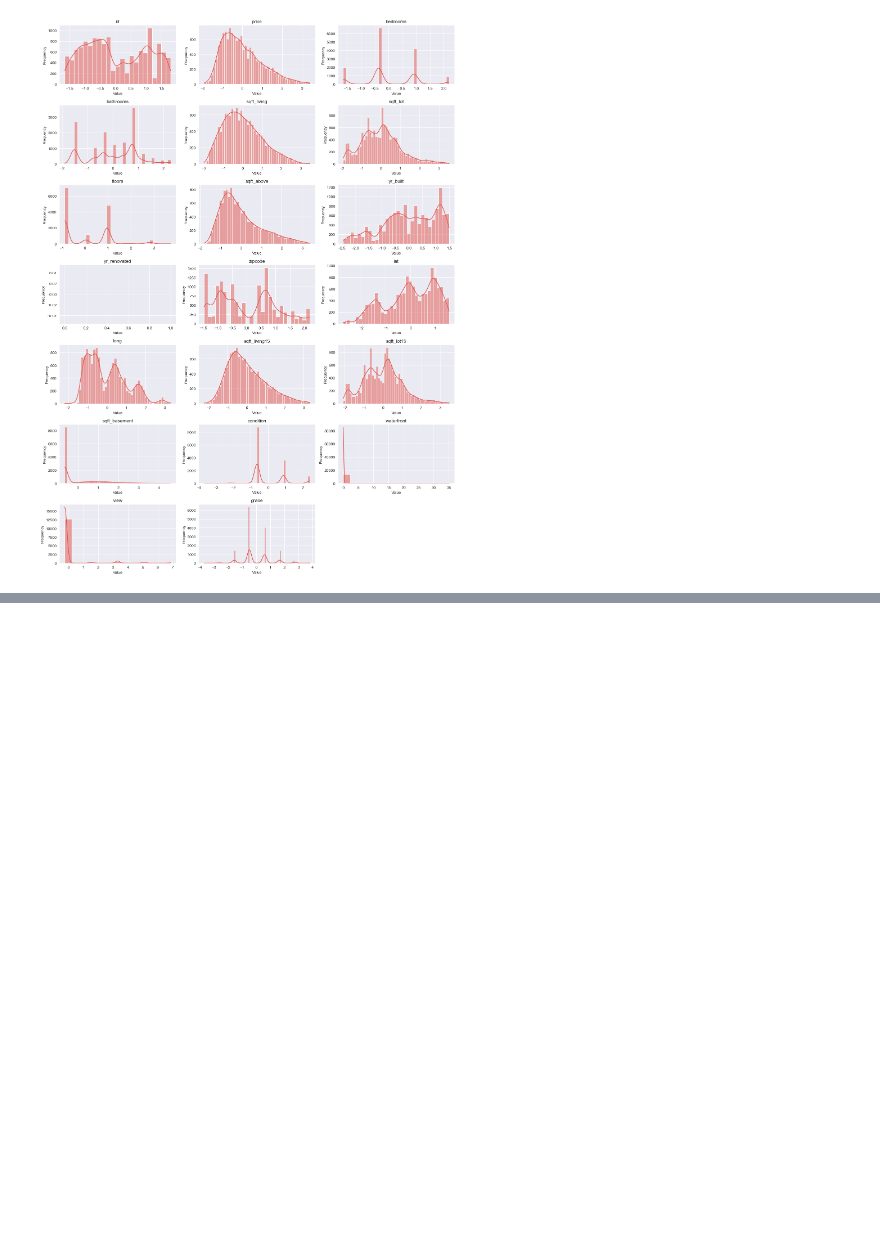
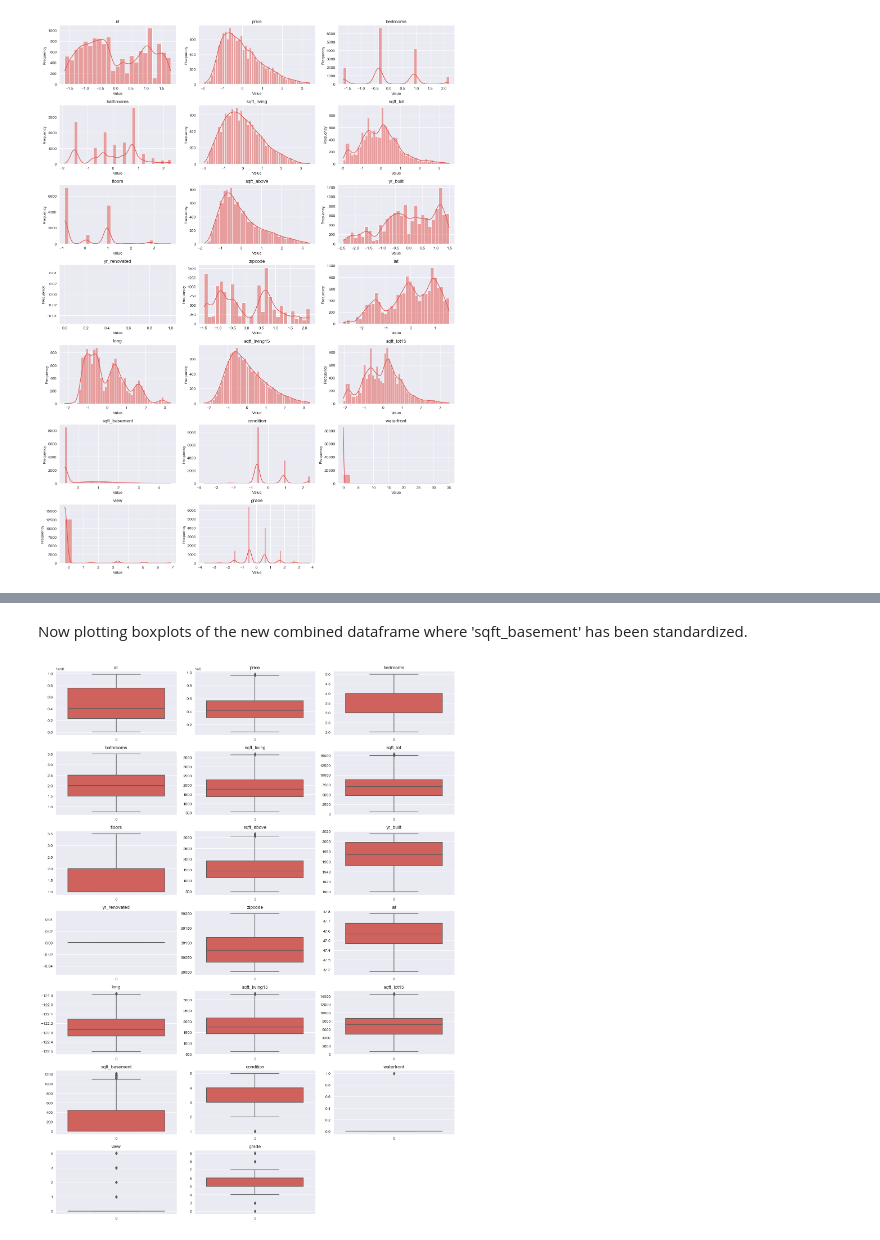
Before and after one commit to DennisWainaina/Megamax-Real-Estate-House-Project, a Jupyter notebook: index.ipynb, the cells around one changed output, grey strips where cells are left out. Saved outputs shown, nothing was run; the diff lists cells and outputs as text; code cells hidden in the pictures; blank space fills up the shorter version.

```diff
--- a/index.ipynb
+++ b/index.ipynb
@@ -868,0 +910,12 @@ plt.show()
+# %%
+# Removing outliers again since we have a new column sqft_basement which still has outliers
+test_df = outliers(new_df)
+
+# Combined this new dataframe without outliers to the categorical variables dataframe.
+new_combined = test_df.join(categorical_df)
+
+# Dropping the date column
+new_combined.drop('date', axis=1, inplace=True)
+
+# Seeing results
+new_combined
@@ -868,0 +936,36 @@ plt.show()
+# %% [markdown]
+Now plotting boxplots of the new combined dataframe where 'sqft_basement' has been standardized.
+# %%
+# Defining the number of rows and columns for subplots
+num_rows = 7
+num_cols = 3
+
+# Creating the subplots grid
+fig, axes = plt.subplots(num_rows, num_cols, figsize=(15, 20))
+
+# Flattening the axes array for easy iteration
+axes = axes.flatten()
+
+# Iterating over each column
+for i, column in enumerate(new_combined.columns):
+    # Select the current axis
+    ax = axes[i]
+
+    # Creatomg a histogram with KDE
+    sns.boxplot(new_combined[column], ax=ax)
+
+    # Set the title and axis labels
+    ax.set_title(column)
+
+# Removing any unused subplots
+if i+1 < num_rows * num_cols:
+    for j in range(i+1, num_rows * num_cols):
+        fig.delaxes(axes[j])
+
+# Adjusting the spacing between subplots
+fig.tight_layout()
+
+# Show the plot
+plt.show()
+# %% [output]
+[figure, added]
```
Also changed, not shown: parts of 11 cells of this notebook.
